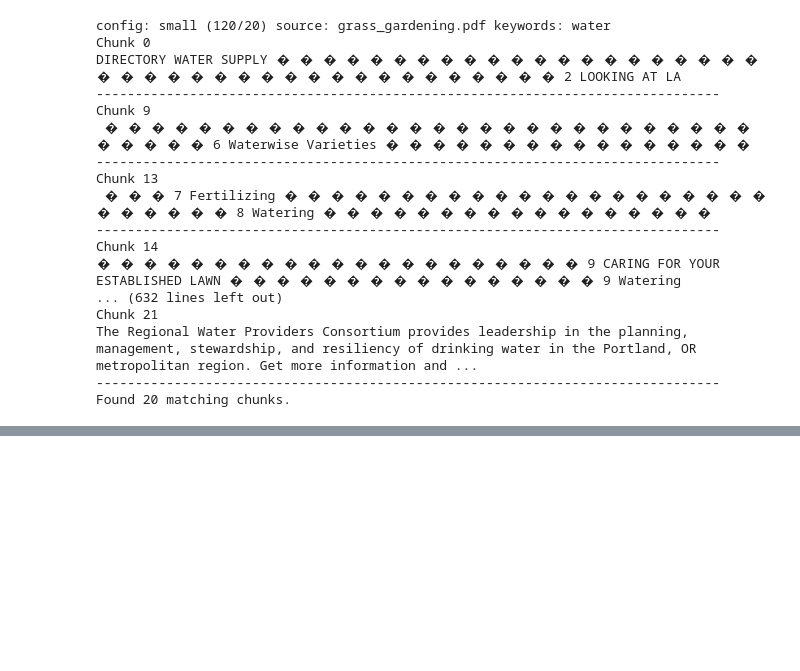
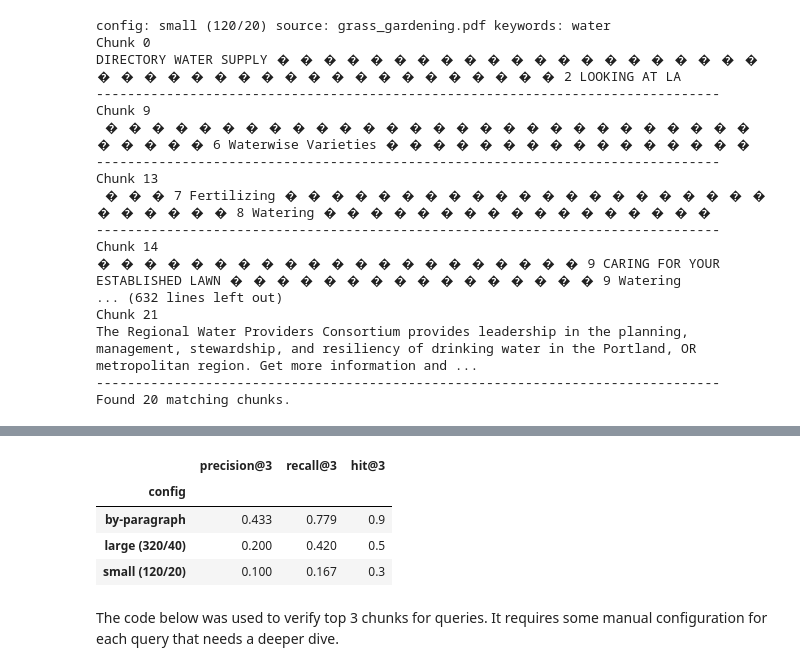
Before and after one commit to wyattae/cosc-650-applied-llm-systems, a Jupyter notebook: src/week5/week5_rag_starter.ipynb, the cells around one changed output, grey strips where cells are left out. Saved outputs shown, nothing was run; the diff lists cells and outputs as text; code cells hidden in the pictures; blank space fills up the shorter version.

Commit message:
Part2, 3, and 4 completed. Still needs some reviewing.

```diff
--- a/src/week5/week5_rag_starter.ipynb
+++ b/src/week5/week5_rag_starter.ipynb
@@ -510,9 +522,19 @@ NameError: name 'relevant_chunks' is not defined
 # %%
 summary_df = (
     results_df
-    .groupby("config")[["precision@3", "recall@3"]]
-    .mean()
+    .groupby("config")
+    .agg({
+        "precision@3": "mean",
+        "recall@3": "mean",
+        "hit@3": "mean"
+    })
     .round(3)
 )
 
 summary_df
+# %% [output]
+|  | precision@3 | recall@3 | hit@3 |
+| config |  |  |  |
+| by-paragraph | 0.433 | 0.779 | 0.9 |
+| large (320/40) | 0.200 | 0.420 | 0.5 |
+| small (120/20) | 0.100 | 0.167 | 0.3 |
@@ -556,0 +541,2 @@ compare_retrievals(
+# %% [markdown]
+The code below was used to verify top 3 chunks for queries. It requires some manual configuration for each query that needs a deeper dive.
```
Also changed, not shown: parts of 13 cells of this notebook.
